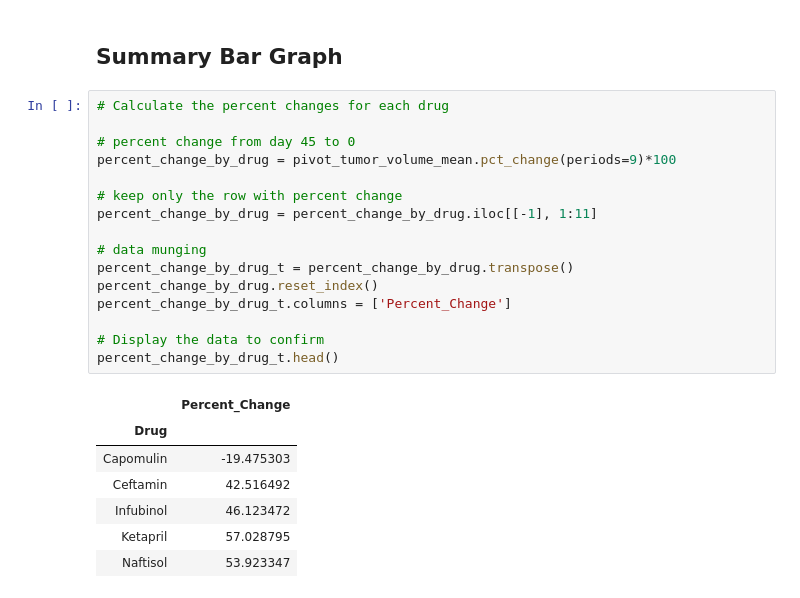
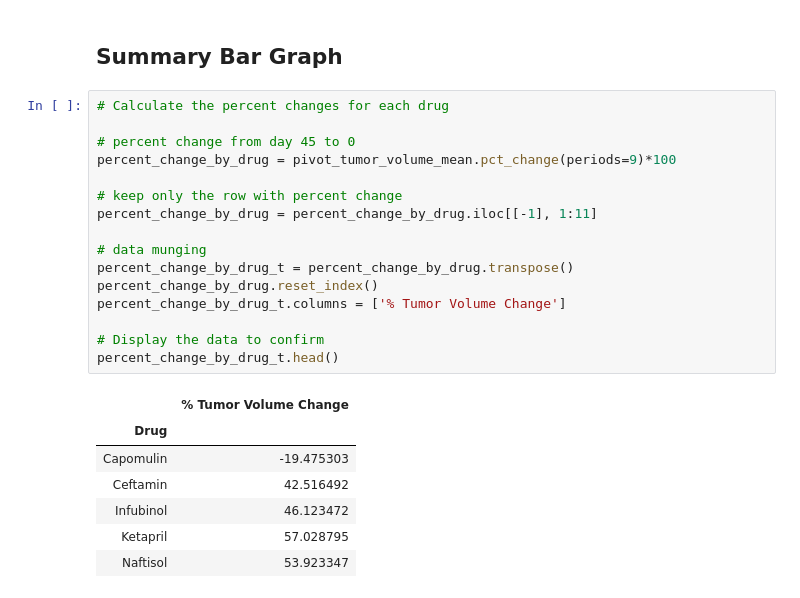
Before and after one commit to dvndata/DatavizClass, a Jupyter notebook: matplotlib-challenge/Pymaceuticals/main.ipynb, the cells around one changed output. Drawn from its saved outputs; the diff is of its cells as text.

```diff
--- a/matplotlib-challenge/Pymaceuticals/main.ipynb
+++ b/matplotlib-challenge/Pymaceuticals/main.ipynb
@@ -319,21 +319,21 @@ plt.show()
 # %%
 # Calculate the percent changes for each drug
 
 # percent change from day 45 to 0
 percent_change_by_drug = pivot_tumor_volume_mean.pct_change(periods=9)*100
 
 # keep only the row with percent change
 percent_change_by_drug = percent_change_by_drug.iloc[[-1], 1:11]
 
 # data munging
 percent_change_by_drug_t = percent_change_by_drug.transpose()
 percent_change_by_drug.reset_index()
-percent_change_by_drug_t.columns = ['Percent_Change']
+percent_change_by_drug_t.columns = ['% Tumor Volume Change']
 
 # Display the data to confirm
 percent_change_by_drug_t.head()
 # %% [output]
-|  | Percent_Change |
+|  | % Tumor Volume Change |
 | Drug |  |
 | Capomulin | -19.475303 |
 | Ceftamin | 42.516492 |
```
Also changed, not shown: parts of 3 cells of this notebook, 2 other files.
